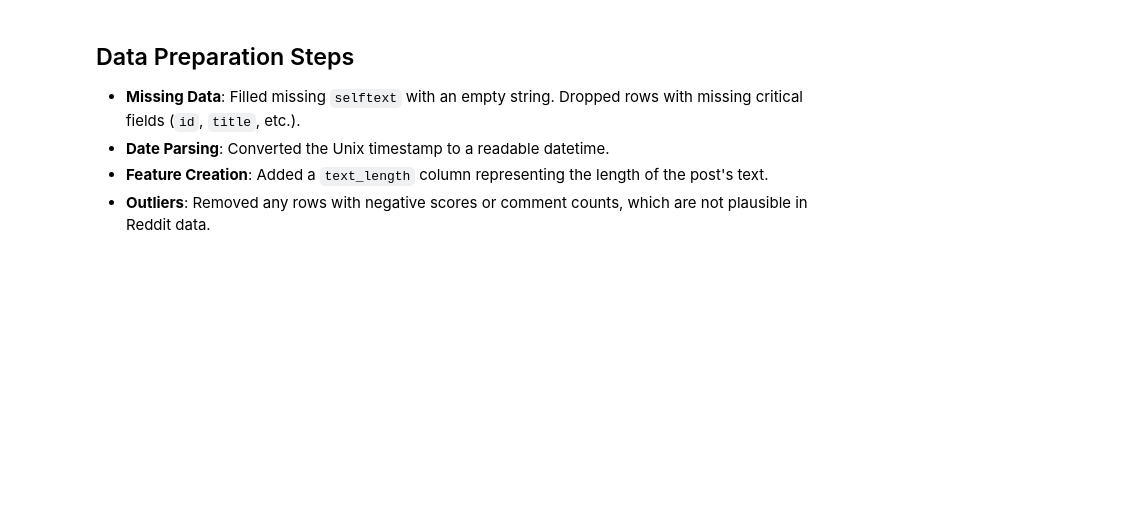
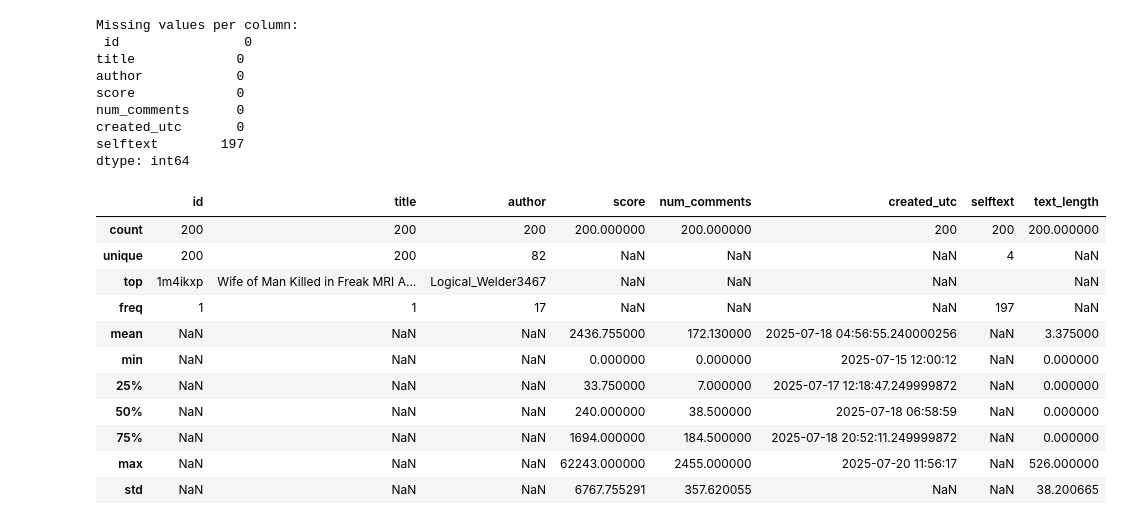
Before and after one commit to Shaoshuai-Li/Software-Development-for-Flower-Shop-Marketing-Records-Using-Python, a Jupyter notebook: Part2.ipynb, the cells around one changed output. Saved outputs shown, nothing was run; the diff lists cells and outputs as text; code cells hidden in the pictures; blank space fills up the shorter version.

```diff
--- a/Part2.ipynb
+++ b/Part2.ipynb
@@ -70,6 +94,45 @@ df.describe()
-# %% [markdown]
-## Data Preparation Steps
-- **Missing Data**: Filled missing `selftext` with an empty string. Dropped rows with missing critical fields (`id`, `title`, etc.).
-- **Date Parsing**: Converted the Unix timestamp to a readable datetime.
-- **Feature Creation**: Added a `text_length` column representing the length of the post's text.
-- **Outliers**: Removed any rows with negative scores or comment counts, which are not plausible in Reddit data.
+# %%
+# Check for missing data
+print("Missing values per column:\n", df.isnull().sum())
+
+
+# Many of Reddit's selftext fields (body content) are empty, representing link posts rather than actual ‘data missing’.
+# I fill in the missing selftext with an empty string to indicate that the post has no body content.
+df['selftext'] = df['selftext'].fillna('')
+
+# Remove rows with missing critical fields
+df = df.dropna(subset=['id', 'title', 'author', 'score', 'num_comments', 'created_utc'])
+
+# Convert created_utc to datetime format (if not already)
+df['created_utc'] = pd.to_datetime(df['created_utc'])
+
+# Remove obvious outliers (e.g., negative scores/comments)
+df = df[(df['score'] >= 0) & (df['num_comments'] >= 0)]
+
+# Add a new feature: length of post text (number of characters)
+df['text_length'] = df['selftext'].apply(lambda x: len(str(x)))
+
+# Show summary statistics
+df.describe(include='all')
+# %% [output]
+Missing values per column:
+ id                0
+title             0
+author            0
+score             0
+num_comments      0
+created_utc       0
+selftext        197
+dtype: int64
+|  | id | title | author | score | num_comments | created_utc | selftext | text_length |
+| count | 200 | 200 | 200 | 200.000000 | 200.000000 | 200 | 200 | 200.000000 |
+| unique | 200 | 200 | 82 | NaN | NaN | NaN | 4 | NaN |
+| top | 1m4ikxp | Wife of Man Killed in Freak MRI A... | Logical_Welder3467 | NaN | NaN | NaN |  | NaN |
+| freq | 1 | 1 | 17 | NaN | NaN | NaN | 197 | NaN |
+| mean | NaN | NaN | NaN | 2436.755000 | 172.130000 | 2025-07-18 04:56:55.240000256 | NaN | 3.375000 |
+| min | NaN | NaN | NaN | 0.000000 | 0.000000 | 2025-07-15 12:00:12 | NaN | 0.000000 |
+| 25% | NaN | NaN | NaN | 33.750000 | 7.000000 | 2025-07-17 12:18:47.249999872 | NaN | 0.000000 |
+| 50% | NaN | NaN | NaN | 240.000000 | 38.500000 | 2025-07-18 06:58:59 | NaN | 0.000000 |
+| 75% | NaN | NaN | NaN | 1694.000000 | 184.500000 | 2025-07-18 20:52:11.249999872 | NaN | 0.000000 |
+| max | NaN | NaN | NaN | 62243.000000 | 2455.000000 | 2025-07-20 11:56:17 | NaN | 526.000000 |
+| std | NaN | NaN | NaN | 6767.755291 | 357.620055 | NaN | NaN | 38.200665 |
```
Also changed, not shown: parts of 20 cells of this notebook.
